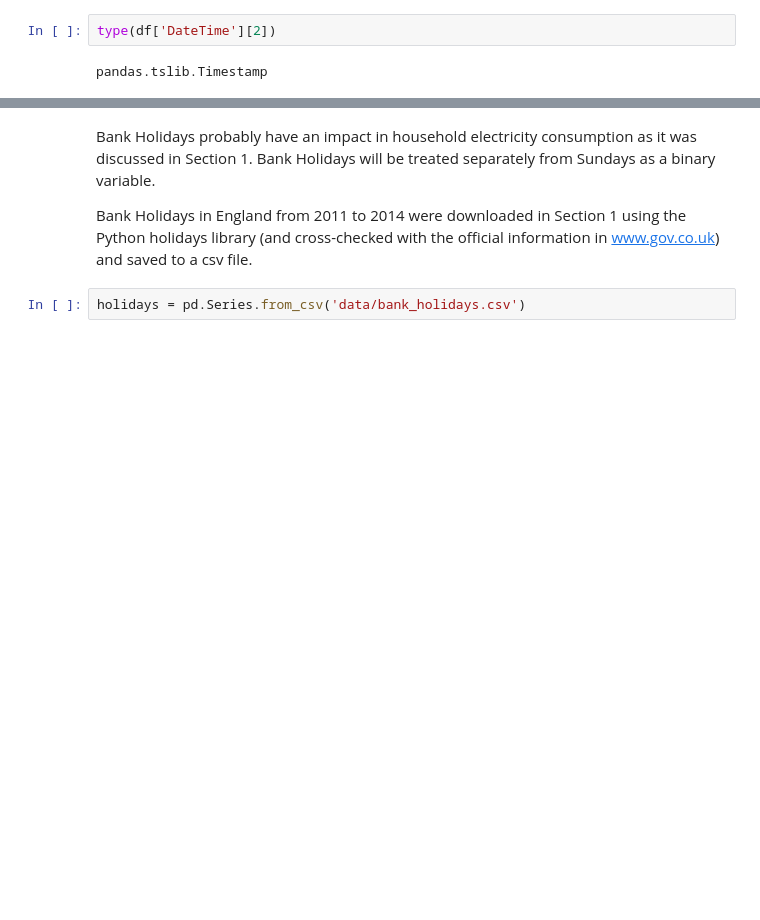
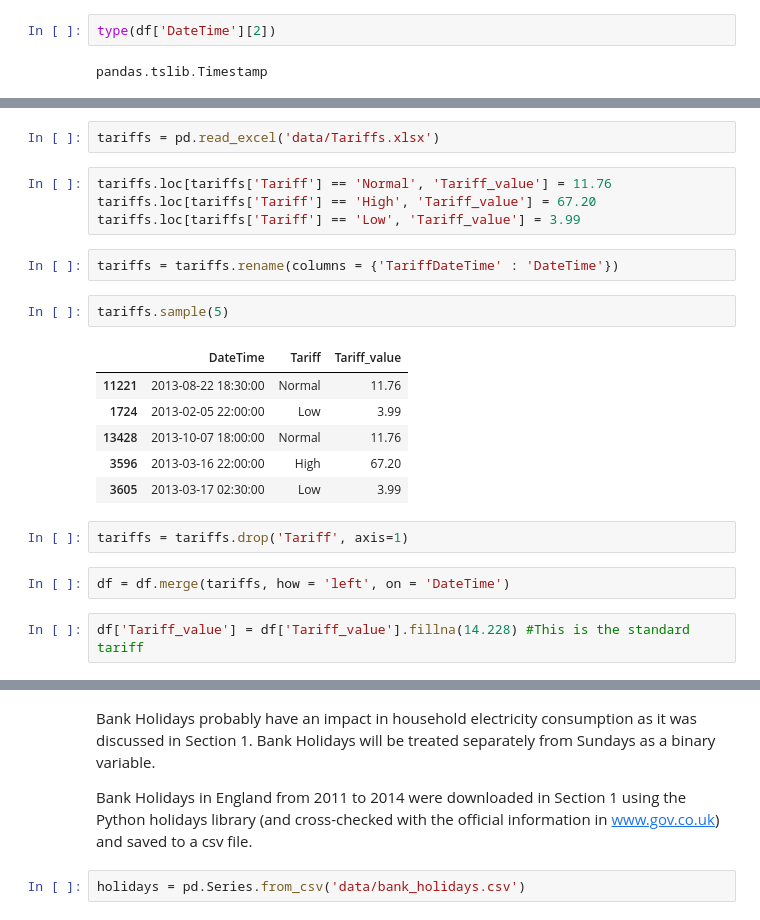
Before and after one commit to mescolano/Master_project, a Jupyter notebook: 4.1_Aggregate_demand_prediction-DS_Preparation.ipynb, the cells around one changed output, grey strips where cells are left out. Drawn from its saved outputs; the diff is of its cells as text; blank space fills up the shorter version.

Commit message:
Include tariff values

```diff
--- a/4.1_Aggregate_demand_prediction-DS_Preparation.ipynb
+++ b/4.1_Aggregate_demand_prediction-DS_Preparation.ipynb
@@ -48,0 +67,23 @@ df.sample(5)
+# %%
+tariffs = pd.read_excel('data/Tariffs.xlsx')
+# %%
+tariffs.loc[tariffs['Tariff'] == 'Normal', 'Tariff_value'] = 11.76
+tariffs.loc[tariffs['Tariff'] == 'High', 'Tariff_value'] = 67.20
+tariffs.loc[tariffs['Tariff'] == 'Low', 'Tariff_value'] = 3.99
+# %%
+tariffs = tariffs.rename(columns = {'TariffDateTime' : 'DateTime'})
+# %%
+tariffs.sample(5)
+# %% [output]
+|  | DateTime | Tariff | Tariff_value |
+| 11221 | 2013-08-22 18:30:00 | Normal | 11.76 |
+| 1724 | 2013-02-05 22:00:00 | Low | 3.99 |
+| 13428 | 2013-10-07 18:00:00 | Normal | 11.76 |
+| 3596 | 2013-03-16 22:00:00 | High | 67.20 |
+| 3605 | 2013-03-17 02:30:00 | Low | 3.99 |
+# %%
+tariffs = tariffs.drop('Tariff', axis=1)
+# %%
+df = df.merge(tariffs, how = 'left', on = 'DateTime')
+# %%
+df['Tariff_value'] = df['Tariff_value'].fillna(14.228) #This is the standard tariff
```
Also changed, not shown: parts of 25 cells of this notebook.
